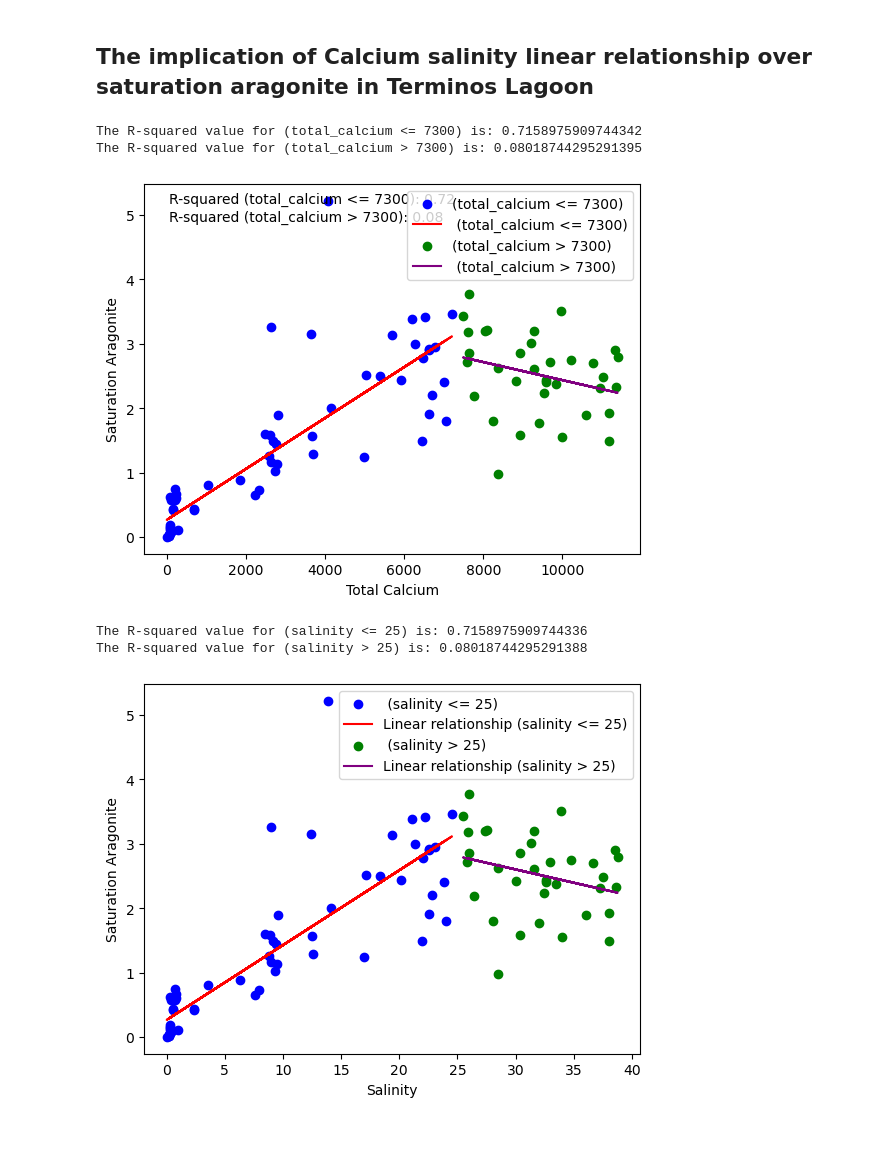
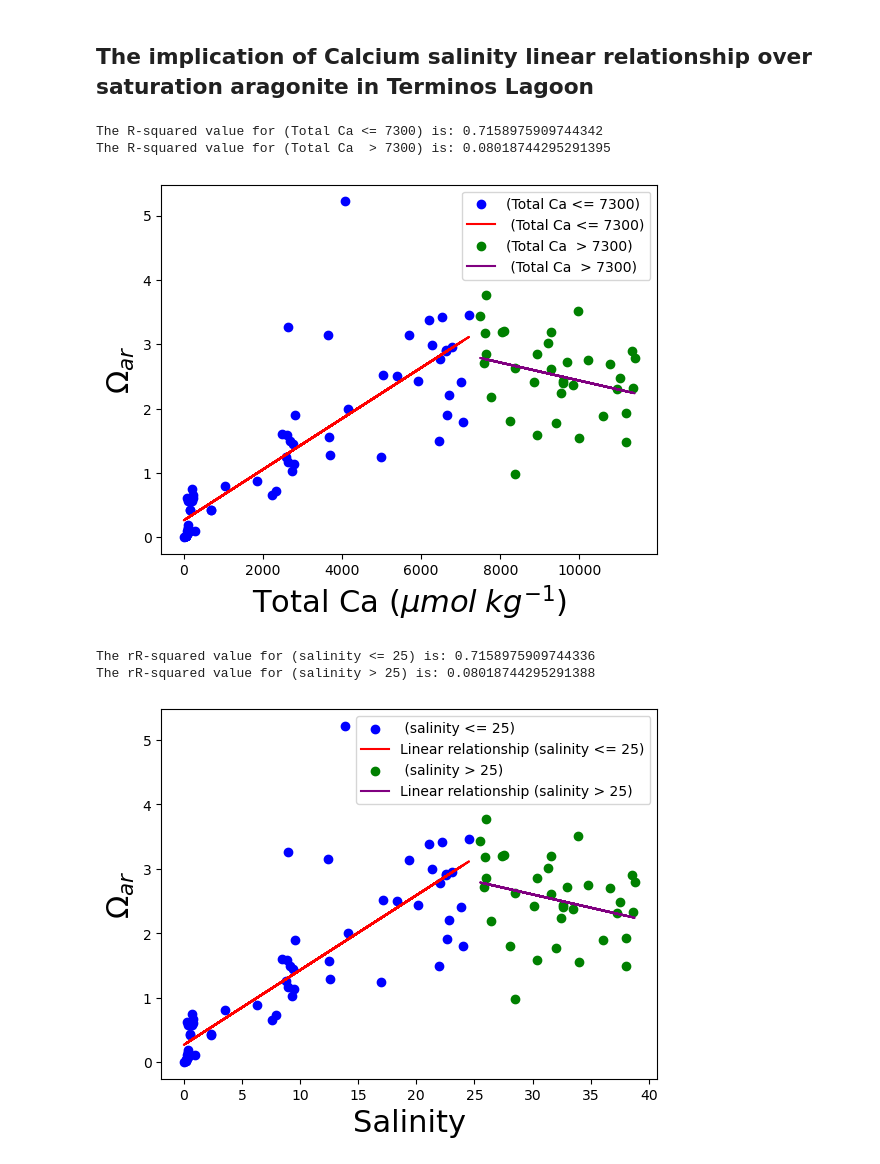
Before and after one commit to gilbertoCM/terminos_lagoon_carbonate, a Jupyter notebook: scrips/omega_experiments.ipynb, the cells around one changed output. Cells and saved outputs as stored; diff of their text form; code cells hidden in the pictures; blank space fills up the shorter version.

```diff
--- a/scrips/omega_experiments.ipynb
+++ b/scrips/omega_experiments.ipynb
@@ -239,42 +239,45 @@ def process_segment(total_calcium, saturation_aragonite, mask, color_data, color
     y_values = coefficients[0] * total_calcium_seg + coefficients[1]
 
     # Calculate the correlation coefficient
     r_squared = np.corrcoef(total_calcium_seg, saturation_aragonite_seg)[0,1]**2
 
         # Print the R-squared value
     print(f"The R-squared value for {label} is: {r_squared}")
 
 
     # Plot the original data as scatter plot
     plt.scatter(total_calcium_seg, saturation_aragonite_seg, color=color_data, label=f'{label}')
 
     # Plot the linear relationships
     plt.plot(total_calcium_seg, y_values, color=color_fit, label=f' {label}')
 
-    # Add the R-squared values to the plot
-    plt.text(0.05, 0.95 if mask[0] else 0.90, f'R-squared {label}: {r_squared:.2f}', transform=plt.gca().transAxes)
 
 # Assuming you have two arrays total_calcium and saturation_aragonite
 total_calcium = np.array(terminos_inorganic_carbon_results["total_calcium"])
 saturation_aragonite = np.array(terminos_inorganic_carbon_results["saturation_aragonite"])
 
 segment_value = 7300
 
 # Segment the data into two sections
 mask = total_calcium <= segment_value
 
 # Process each segment
-process_segment(total_calcium, saturation_aragonite, mask, 'blue', 'red', f'(total_calcium <= {segment_value})')
-process_segment(total_calcium, saturation_aragonite, ~mask, 'green', 'purple', f'(total_calcium > {segment_value})')
+process_segment(total_calcium, saturation_aragonite, mask, 'blue', 'red', f'(Total Ca <= {segment_value})')
+process_segment(total_calcium, saturation_aragonite, ~mask, 'green', 'purple', f'(Total Ca  > {segment_value})')
 
-plt.xlabel('Total Calcium')
-plt.ylabel('Saturation Aragonite')
+plt.xlabel('Total Ca ($\mu mol \; kg^{{-1}}$)', fontsize = 22)
+plt.ylabel('$\Omega_{ar}$', fontsize = 22)
 plt.legend()
+
+# save the plot as a PDF file paper format
+plt.savefig('../output_files/Ca_omega.tiff', dpi=600, bbox_inches='tight')
+
+
 plt.show()
 # %% [output]
-The R-squared value for (total_calcium <= 7300) is: 0.7158975909744342
-The R-squared value for (total_calcium > 7300) is: 0.08018744295291395
+The R-squared value for (Total Ca <= 7300) is: 0.7158975909744342
+The R-squared value for (Total Ca  > 7300) is: 0.08018744295291395
-[figure, old version]
+[figure, new version]
 # %%
 import matplotlib.pyplot as plt
 import numpy as np
@@ -293,13 +296,14 @@ def process_segment(salinity, saturation_aragonite, mask, color_data, color_fit,
     r_squared = np.corrcoef(salinity_seg, saturation_aragonite_seg)[0,1]**2
 
     # Print the R-squared value
-    print(f"The R-squared value for {label} is: {r_squared}")
+    print(f"The rR-squared value for {label} is: {r_squared}")
 
     # Plot the original data as scatter plot
     plt.scatter(salinity_seg, saturation_aragonite_seg, color=color_data, label=f" {label}")
 
     # Plot the linear relationships
     plt.plot(salinity_seg, y_values, color=color_fit, label=f"Linear relationship {label}")
+
 
 # Assuming you have two arrays salinity and saturation_aragonite
 salinity = np.array(terminos_inorganic_carbon_results["salinity"])
@@ -314,12 +318,15 @@ mask = salinity <= mask_salinty_value
 process_segment(salinity, saturation_aragonite, mask, 'blue', 'red', f'(salinity <= {mask_salinty_value})')
 process_segment(salinity, saturation_aragonite, ~mask, 'green', 'purple', f'(salinity > {mask_salinty_value})')
 
-plt.xlabel('Salinity')
-plt.ylabel('Saturation Aragonite')
+plt.xlabel('Salinity', fontsize = 22)
+plt.ylabel('$\Omega_{ar}$',     fontsize =22)
 plt.legend()
+
+plt.savefig('../output_files/sal_omega.tiff', dpi=600, bbox_inches='tight')
+
 plt.show()
 # %% [output]
-The R-squared value for (salinity <= 25) is: 0.7158975909744336
-The R-squared value for (salinity > 25) is: 0.08018744295291388
+The rR-squared value for (salinity <= 25) is: 0.7158975909744336
+The rR-squared value for (salinity > 25) is: 0.08018744295291388
-[figure, old version]
+[figure, new version]
 # %% [markdown]
```
Also changed, not shown: parts of 3 cells of this notebook, 5 other files.
